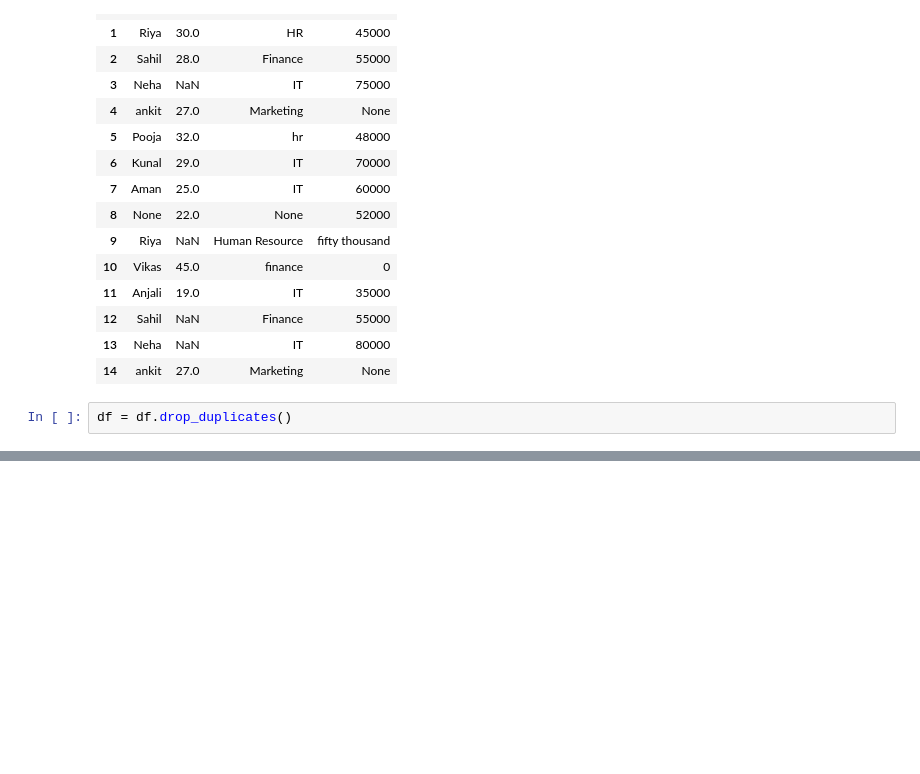
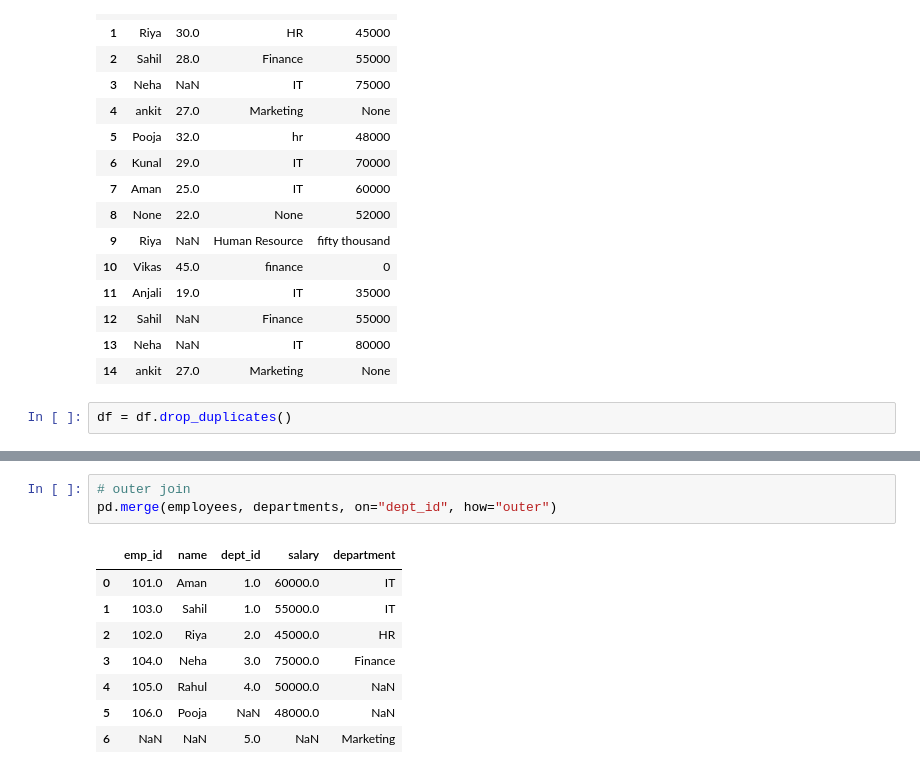
Before and after one commit to Ankit5641/PYTHON-, a Jupyter notebook: zero to pandas.ipynb, the cells around one changed output, grey strips where cells are left out. Saved outputs shown, nothing was run; the diff lists cells and outputs as text; blank space fills up the shorter version.

```diff
--- a/zero to pandas.ipynb
+++ b/zero to pandas.ipynb
@@ -1147,0 +1254,12 @@ df
+# %%
+# outer join
+pd.merge(employees, departments, on="dept_id", how="outer")
+# %% [output]
+|  | emp_id | name | dept_id | salary | department |
+| 0 | 101.0 | Aman | 1.0 | 60000.0 | IT |
+| 1 | 103.0 | Sahil | 1.0 | 55000.0 | IT |
+| 2 | 102.0 | Riya | 2.0 | 45000.0 | HR |
+| 3 | 104.0 | Neha | 3.0 | 75000.0 | Finance |
+| 4 | 105.0 | Rahul | 4.0 | 50000.0 | NaN |
+| 5 | 106.0 | Pooja | NaN | 48000.0 | NaN |
+| 6 | NaN | NaN | 5.0 | NaN | Marketing |
```
Also changed, not shown: parts of 19 cells of this notebook.
